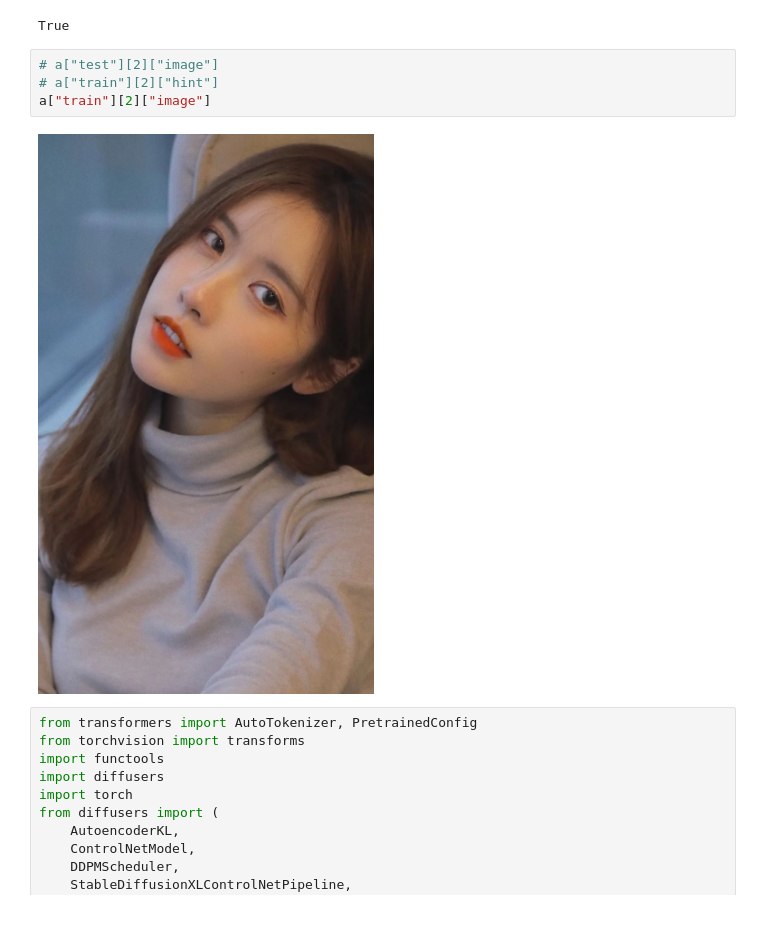
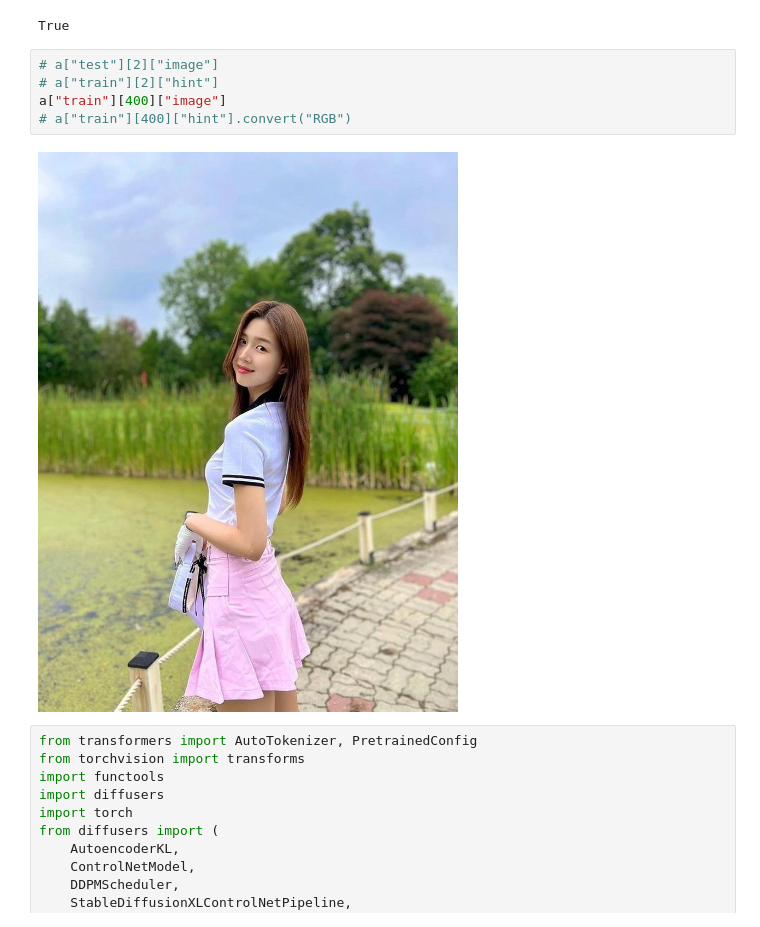
Before and after one commit to zdxpan/tagCapFaceRembgData, a Jupyter notebook: tagCaption_rembg_faceid.ipynb, the cells around one changed output. Drawn from its saved outputs; the diff is of its cells as text.

```diff
--- a/tagCaption_rembg_faceid.ipynb
+++ b/tagCaption_rembg_faceid.ipynb
@@ -580,9 +636,10 @@ True
 # %%
 # a["test"][2]["image"]
 # a["train"][2]["hint"]
-a["train"][2]["image"]
+a["train"][400]["image"]
+# a["train"][400]["hint"].convert("RGB")
 # %% [output]
-[figure, old version]
+[figure, new version]
 # %%
 from transformers import AutoTokenizer, PretrainedConfig
 from torchvision import transforms
```
Also changed, not shown: parts of 9 cells of this notebook, 2 other files.
